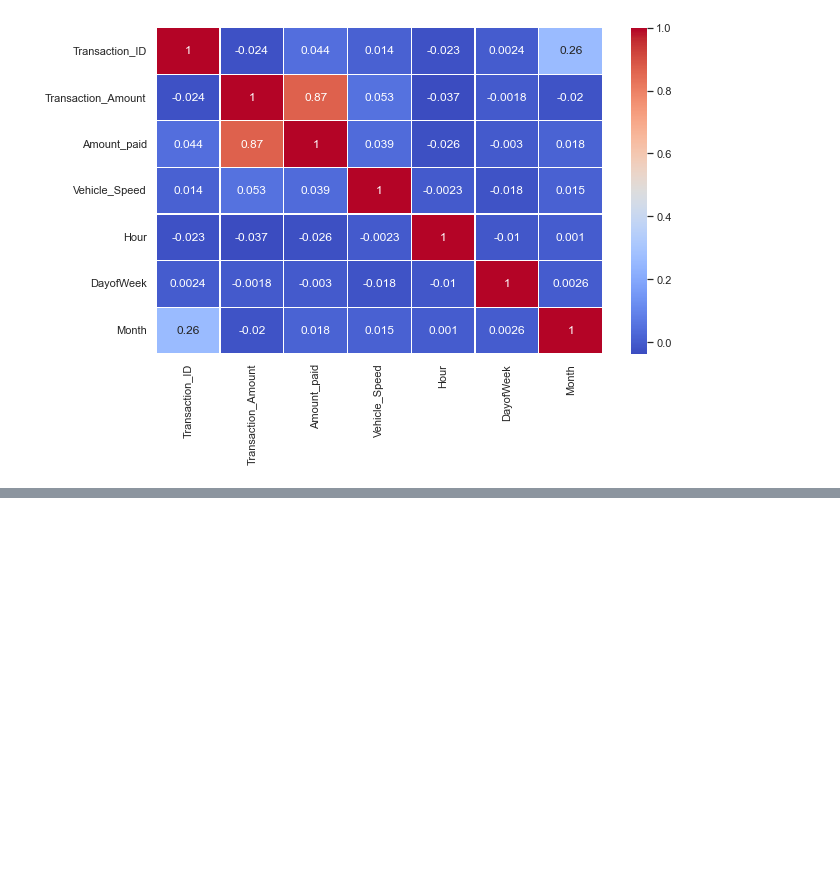
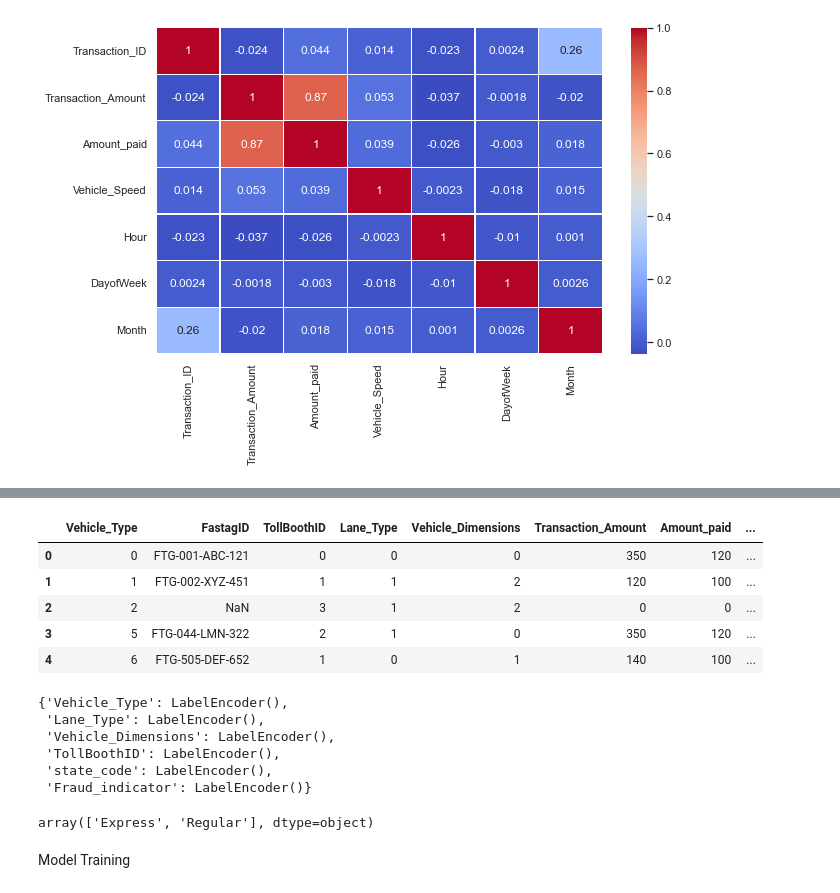
Before and after one commit to priyanshubhaskar1/Froad_detection-, a Jupyter notebook: fastag-fraud-detection.ipynb, the cells around one changed output, grey strips where cells are left out. Cells and saved outputs as stored; diff of their text form; code cells hidden in the pictures; blank space fills up the shorter version.

```diff
--- a/fastag-fraud-detection.ipynb
+++ b/fastag-fraud-detection.ipynb
@@ -577,0 +586,3 @@ sns.heatmap(corr_maytix,
+# %%
+# remove unecessary columns
+df.drop(['Transaction_ID','Geographical_Location'],axis = 1,inplace=True)
@@ -577,0 +612,34 @@ sns.heatmap(corr_maytix,
+# %%
+from sklearn.preprocessing import LabelEncoder
+le=LabelEncoder()
+# %%
+objectColums = ['Vehicle_Type','Lane_Type','Vehicle_Dimensions','TollBoothID','state_code','Fraud_indicator']
+label_encoder = {}
+for column in objectColums:
+    le=LabelEncoder()
+    df[column]=le.fit_transform(df[column])
+    label_encoder[column] = le
+# %%
+df.head()
+# %% [output]
+|  | Vehicle_Type | FastagID | TollBoothID | Lane_Type | Vehicle_Dimensions | Transaction_Amount | Amount_paid | ... |
+| 0 | 0 | FTG-001-ABC-121 | 0 | 0 | 0 | 350 | 120 | ... |
+| 1 | 1 | FTG-002-XYZ-451 | 1 | 1 | 2 | 120 | 100 | ... |
+| 2 | 2 | NaN | 3 | 1 | 2 | 0 | 0 | ... |
+| 3 | 5 | FTG-044-LMN-322 | 2 | 1 | 0 | 350 | 120 | ... |
+| 4 | 6 | FTG-505-DEF-652 | 1 | 0 | 1 | 140 | 100 | ... |
+# %%
+label_encoder
+# %% [output]
+{'Vehicle_Type': LabelEncoder(),
+ 'Lane_Type': LabelEncoder(),
+ 'Vehicle_Dimensions': LabelEncoder(),
+ 'TollBoothID': LabelEncoder(),
+ 'state_code': LabelEncoder(),
+ 'Fraud_indicator': LabelEncoder()}
+# %%
+label_encoder['Lane_Type'].classes_
+# %% [output]
+array(['Express', 'Regular'], dtype=object)
+# %% [markdown]
+Model Training
```
Also changed, not shown: parts of 16 cells of this notebook.
